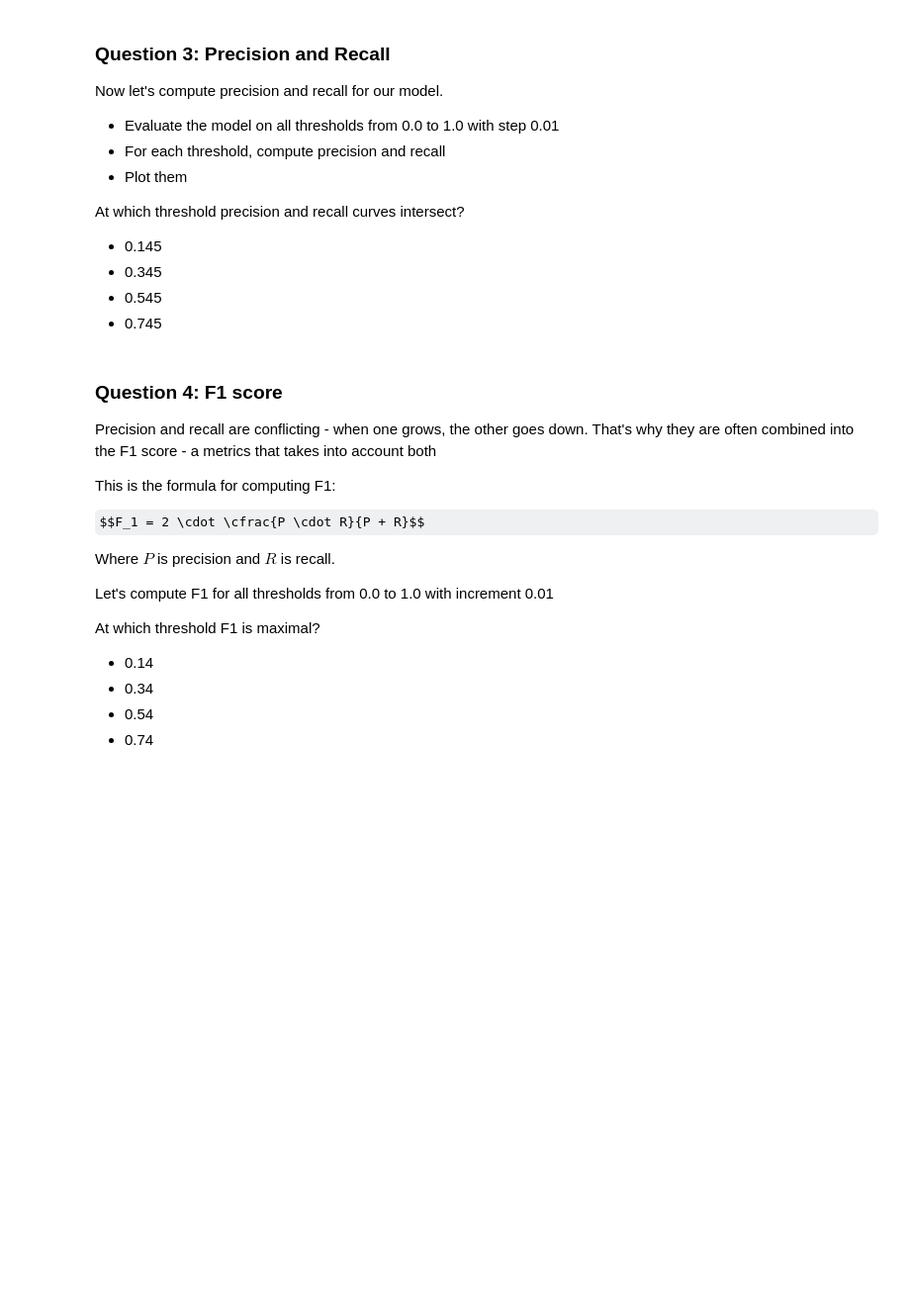
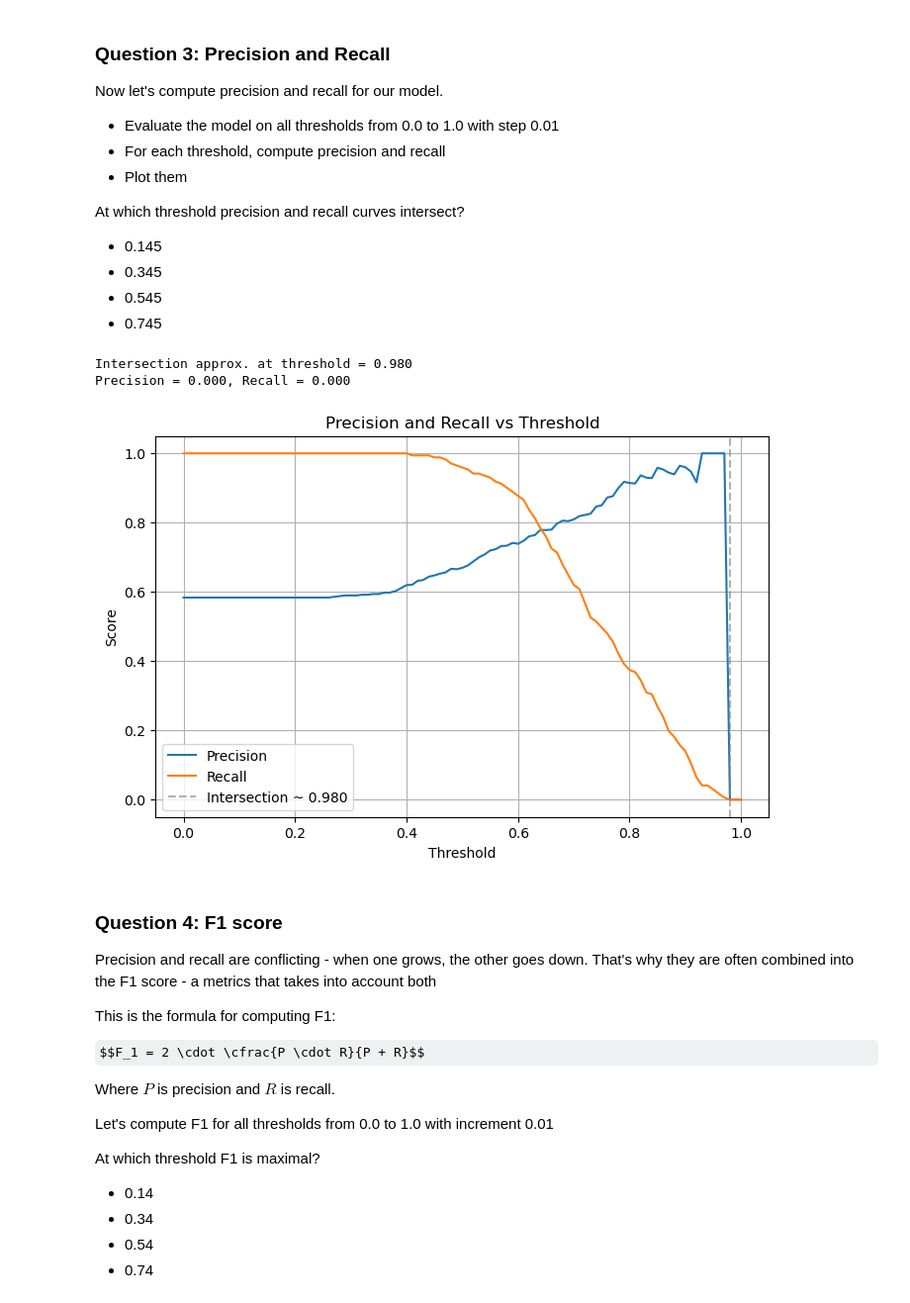
Before and after one commit to samehshi/ML-ZoomCamp-HW, a Jupyter notebook: 04-Evaluation/Homework.ipynb, the cells around one changed output. Shown at 99% size. Saved outputs shown, nothing was run; the diff lists cells and outputs as text; code cells hidden in the pictures; some formulas as TeX source; blank space fills up the shorter version.

```diff
--- a/04-Evaluation/Homework.ipynb
+++ b/04-Evaluation/Homework.ipynb
@@ -123,3 +154,18 @@ What's the AUC of this model on the validation dataset? (round to 3 digits)
 - 0.52
 - 0.72
 - 0.92
+# %%
+# One-hot encode with DictVectorizer, train logistic regression, compute AUC on validation set
+train_dicts = df_train.to_dict(orient='records')
+val_dicts = df_val.to_dict(orient='records')
+
+dv = DictVectorizer(sparse=False)
+X_train = dv.fit_transform(train_dicts)
+X_val = dv.fit_transform(val_dicts)
+
+model = LogisticRegression(solver='liblinear', C=1.0, max_iter=1000, random_state=1)
+model.fit(X_train, y_train)
+
+y_pred = model.predict_proba(X_val)[:, 1]  # Probability of positive class
+auc = roc_auc_score(y_val, y_pred)
+print(f"AUC: {auc:.2f}")
@@ -138,6 +186,48 @@ At which threshold precision and recall curves intersect?
 * 0.345
 * 0.545
 * 0.745
+# %%
+from sklearn.metrics import precision_score, recall_score
+
+thresholds = np.arange(0.0, 1.01, 0.01)  # Include 1.0
+
+precisions = []
+recalls = []
+
+for t in thresholds:
+    y_hat = (y_pred >= t).astype(int)
+    prec = precision_score(y_val, y_hat, zero_division=0)
+    rec = recall_score(y_val, y_hat, zero_division=0)
+    precisions.append(prec)
+    recalls.append(rec)
+
+precisions = np.array(precisions)
+recalls = np.array(recalls)
+
+# Find threshold where precision ≈ recall (minimize absolute difference)
+diffs = np.abs(precisions - recalls)
+best_idx = np.argmin(diffs)
+best_threshold = thresholds[best_idx]
+
+print(f"Intersection approx. at threshold = {best_threshold:.3f}")
+print(f"Precision = {precisions[best_idx]:.3f}, Recall = {recalls[best_idx]:.3f}")
+
+# Plot
+plt.figure(figsize=(8, 5))
+plt.plot(thresholds, precisions, label='Precision')
+plt.plot(thresholds, recalls, label='Recall')
+plt.axvline(best_threshold, color='gray', linestyle='--', alpha=0.6,
+            label=f'Intersection ~ {best_threshold:.3f}')
+plt.xlabel('Threshold')
+plt.ylabel('Score')
+plt.title('Precision and Recall vs Threshold')
+plt.legend()
+plt.grid(True)
+plt.show()
+# %% [output]
+Intersection approx. at threshold = 0.980
+Precision = 0.000, Recall = 0.000
+[figure, added]
 # %% [markdown]
 ### Question 4: F1 score
 
```
Also changed, not shown: parts of 9 cells of this notebook.
